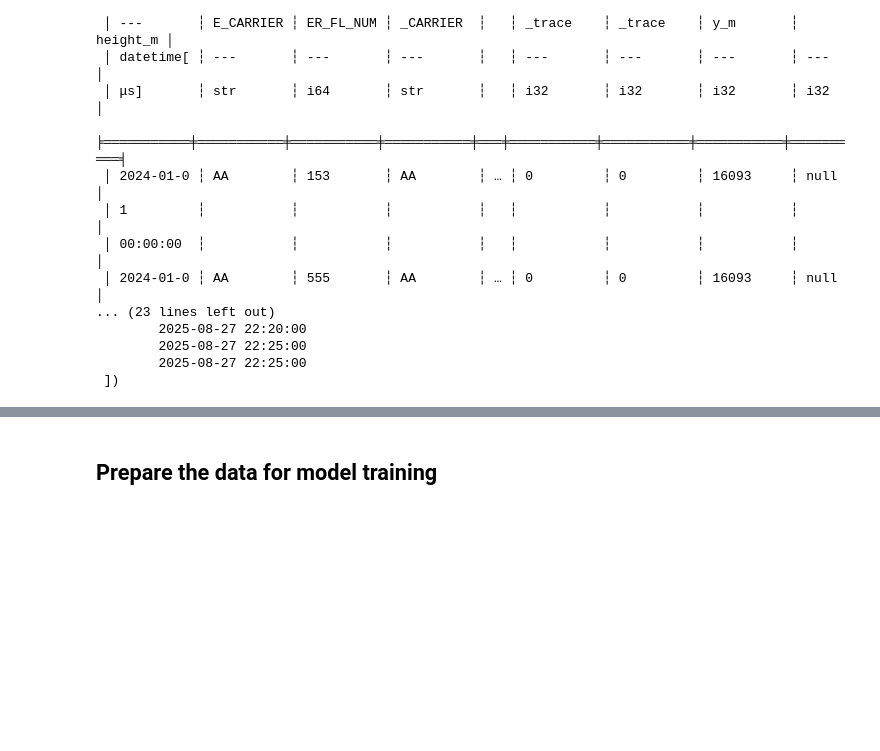
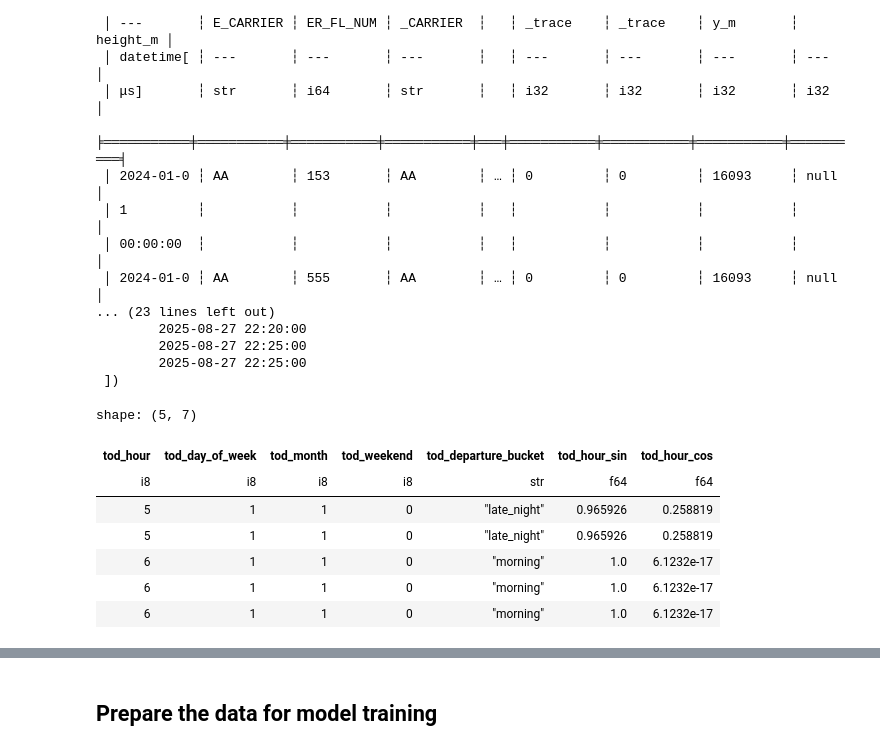
Before and after one commit to GW-ML-Flight/Flight-Delay, a Jupyter notebook: model-training.ipynb, the cells around one changed output, grey strips where cells are left out. Saved outputs shown, nothing was run; the diff lists cells and outputs as text; code cells hidden in the pictures; blank space fills up the shorter version.

Commit message:
time of day and distance tranform features

```diff
--- a/model-training.ipynb
+++ b/model-training.ipynb
@@ -166,3 +166,42 @@ for window, suffix in [("1h", "hour"), ("1d", "day"), ("7d", "week"), ("30d", "m
         ).drop("_carrier_idx")
 
 df = df.drop(["_idx", "_dep_delay", "_cancelled"])
+# %%
+import math as _math
+
+# Time-of-day feature column names
+TOD_HOUR     = "tod_hour"
+TOD_DOW      = "tod_day_of_week"
+TOD_MONTH    = "tod_month"
+TOD_WEEKEND  = "tod_weekend"
+TOD_BUCKET   = "tod_departure_bucket"
+TOD_HOUR_SIN = "tod_hour_sin"
+TOD_HOUR_COS = "tod_hour_cos"
+
+_TWO_PI_OVER_24 = 2 * _math.pi / 24
+
+# All derived from scheduled_departure_ts (FL_DATE + CRS_DEP_TIME);
+df = df.with_columns([
+    pl.col("scheduled_departure_ts").dt.hour().alias(TOD_HOUR),
+    pl.col("scheduled_departure_ts").dt.weekday().alias(TOD_DOW),       # 0=Mon, 6=Sun
+    pl.col("scheduled_departure_ts").dt.month().cast(pl.Int8).alias(TOD_MONTH),
+    (pl.col("scheduled_departure_ts").dt.weekday() >= 5).cast(pl.Int8).alias(TOD_WEEKEND),
+    pl.when(pl.col("scheduled_departure_ts").dt.hour() < 6).then(pl.lit("late_night"))
+      .when(pl.col("scheduled_departure_ts").dt.hour() < 12).then(pl.lit("morning"))
+      .when(pl.col("scheduled_departure_ts").dt.hour() < 18).then(pl.lit("afternoon"))
+      .when(pl.col("scheduled_departure_ts").dt.hour() < 22).then(pl.lit("evening"))
+      .otherwise(pl.lit("night"))
+      .alias(TOD_BUCKET),
+    (pl.col("scheduled_departure_ts").dt.hour() * _TWO_PI_OVER_24).sin().alias(TOD_HOUR_SIN),
+    (pl.col("scheduled_departure_ts").dt.hour() * _TWO_PI_OVER_24).cos().alias(TOD_HOUR_COS),
+])
+df.select([TOD_HOUR, TOD_DOW, TOD_MONTH, TOD_WEEKEND, TOD_BUCKET, TOD_HOUR_SIN, TOD_HOUR_COS]).head()
+# %% [output]
+shape: (5, 7)
+| tod_hour | tod_day_of_week | tod_month | tod_weekend | tod_departure_bucket | tod_hour_sin | tod_hour_cos |
+| i8 | i8 | i8 | i8 | str | f64 | f64 |
+| 5 | 1 | 1 | 0 | "late_night" | 0.965926 | 0.258819 |
+| 5 | 1 | 1 | 0 | "late_night" | 0.965926 | 0.258819 |
+| 6 | 1 | 1 | 0 | "morning" | 1.0 | 6.1232e-17 |
+| 6 | 1 | 1 | 0 | "morning" | 1.0 | 6.1232e-17 |
+| 6 | 1 | 1 | 0 | "morning" | 1.0 | 6.1232e-17 |
```
Also changed, not shown: parts of 18 cells of this notebook, 1 other file.
